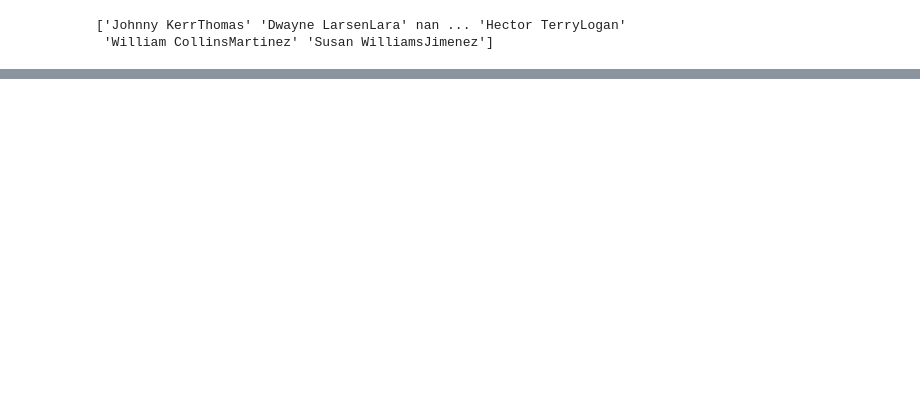
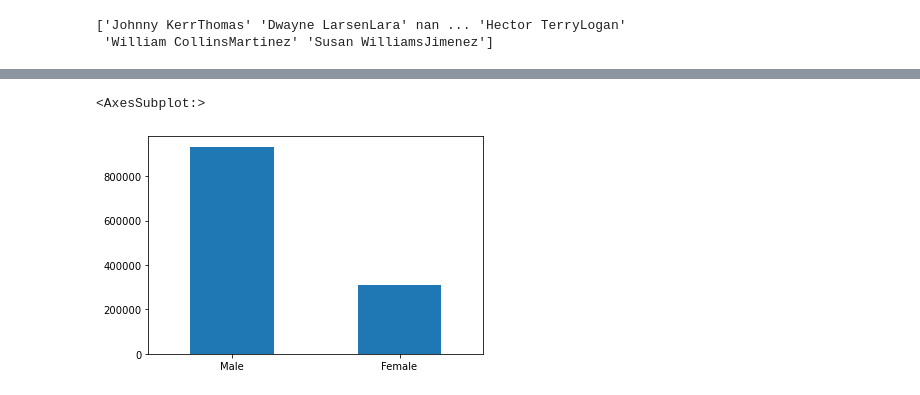
Before and after one commit to rida-manzoor/Pandas, a Jupyter notebook: Untitled.ipynb, the cells around one changed output, grey strips where cells are left out. Cells and saved outputs as stored; diff of their text form; code cells hidden in the pictures; blank space fills up the shorter version.

```diff
--- a/Untitled.ipynb
+++ b/Untitled.ipynb
@@ -81,0 +142,5 @@ print(df["NAME"].unique())
+# %%
+df['GENDER'].value_counts().plot.bar(rot=0)
+# %% [output]
+<AxesSubplot:>
+[figure, added]
```
Also changed, not shown: parts of 49 cells of this notebook.
